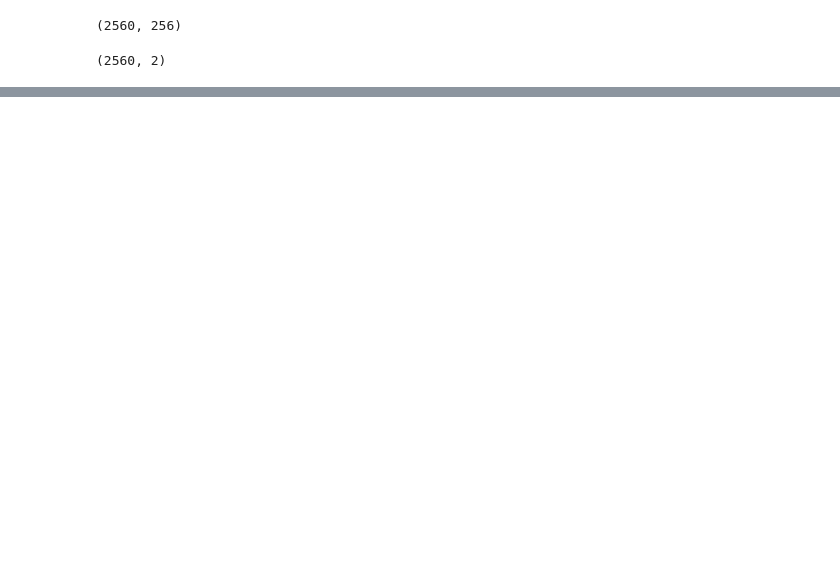
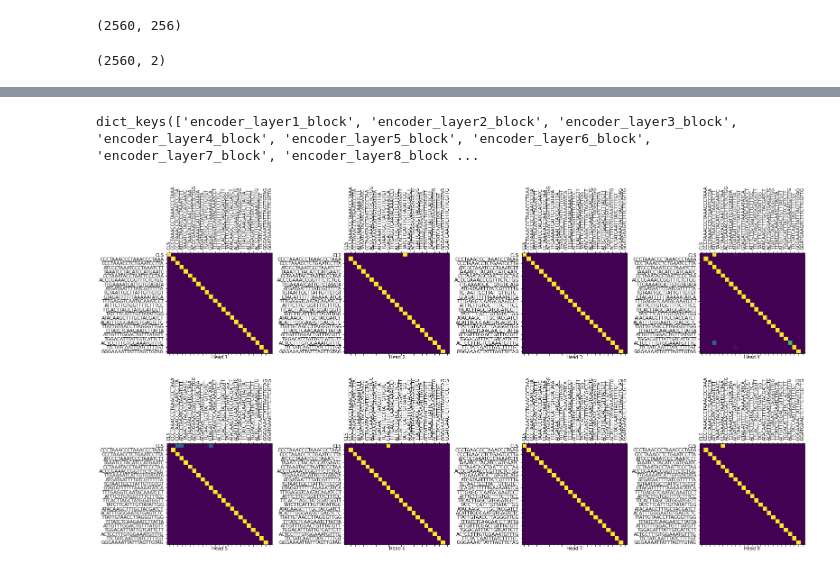
Before and after one commit to jguhlin/beaker, a Jupyter notebook: BioBeaker_Initial_Notebook_Playground.ipynb, the cells around one changed output, grey strips where cells are left out. Saved outputs shown, nothing was run; the diff lists cells and outputs as text; code cells hidden in the pictures; blank space fills up the shorter version.

```diff
--- a/BioBeaker_Initial_Notebook_Playground.ipynb
+++ b/BioBeaker_Initial_Notebook_Playground.ipynb
@@ -278,20 +271,34 @@ for _x in range(10): # Do 100 batches
     enc_outputs, _, _ = transformer(magic(batch), False)
     results.append(enc_outputs[:, 0, :])
 
+    kmerwindowsgen = pyracular.FastaKmersGenerator(k, "Dmel.sfasta", window_size, False, False)
+
+for _x in range(10): # Do 100 batches
+    batch = list()
+    for _i in range(256): # Of 256 windows each (So 100 * 256 * window_size * k nucleotides)
+        x = next(kmerwindowsgen)
+        kmers = np.concatenate([cls, x[0]])
+        batch.append(kmers)
+        ids.append(x[1][0][0])
+        species_id.append("Dmel")
+    batch = np.asarray(batch)
+    enc_outputs, _, _ = transformer(magic(batch), False)
+    results.append(enc_outputs[:, 0, :])
+
 # Tensorflow Addons will give a warning, but it's safely ignored...
 
+results_concat = np.concatenate(results)
 reducer = umap.UMAP()
 embedding = reducer.fit_transform(results_concat)
 
-results_concat = np.concatenate(results)
-results_concat.shape
 df = pd.DataFrame(data={"x": embedding[:, 0], "y":embedding[:, 1], "id":species_id})
 
 fig = px.scatter(df, x="x", y="y", hover_name="id", color="id")
 fig.update_traces(marker=dict(size=4))
 fig.show()
 
-# HERE id is the species we pulled from. You can see an easy separation. Window size of 32 instead of 7
+# HERE id is the species we pulled from.
+# Not sure why the spread is so large.
 # %% [output]
 [interactive output not drawn]
 # %%
@@ -298,0 +415,19 @@ fig.show()
+# %%
+window_size = 24
+kmerwindowsgen = pyracular.FastaKmersGenerator(k, "Arabidopsis_chr1.sfasta", window_size, False, False)
+window = next(kmerwindowsgen)
+kmers = np.concatenate([cls, window[0]])
+output, attn, all_output = transformer(magic(np.asarray([kmers])))
+kmers_converted = ["CLS"]
+kmers_converted.extend(convert_all_kmers(window[0]))
+# %%
+attn.keys()
+# %% [output]
+dict_keys(['encoder_layer1_block', 'encoder_layer2_block', 'encoder_layer3_block', 'encoder_layer4_block', 'encoder_layer5_block', 'encoder_layer6_block', 'encoder_layer7_block', 'encoder_layer8_block ...
+# %%
+# We can look at the first layer
+plot_attention_weights(attn, kmers_converted, "encoder_layer1_block")
+
+# Not much interesting, first layer the kmers only care about themselves (the CLS token looks around a bit) -- Kind of makes sense
+# %% [output]
+[figure, added]
```
Also changed, not shown: parts of 16 cells of this notebook.
